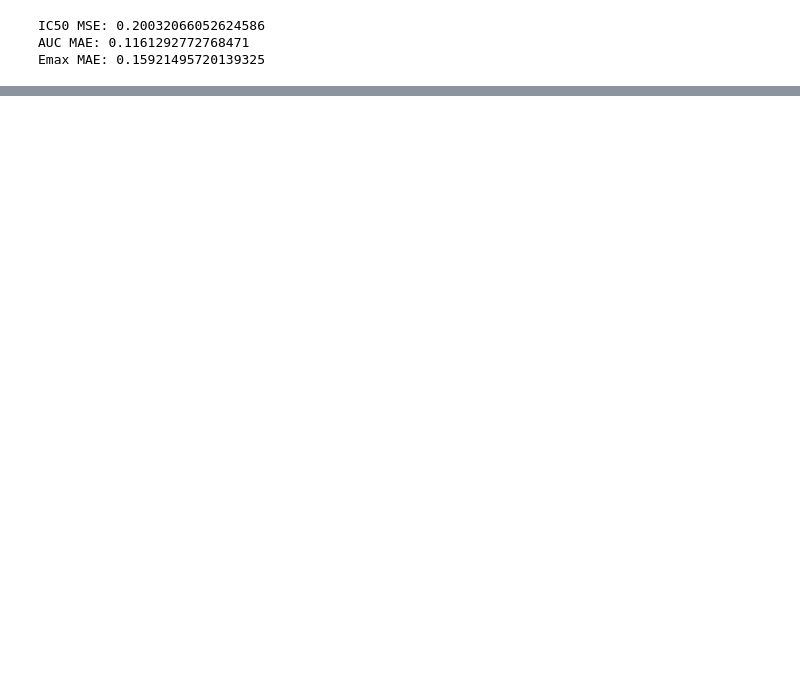
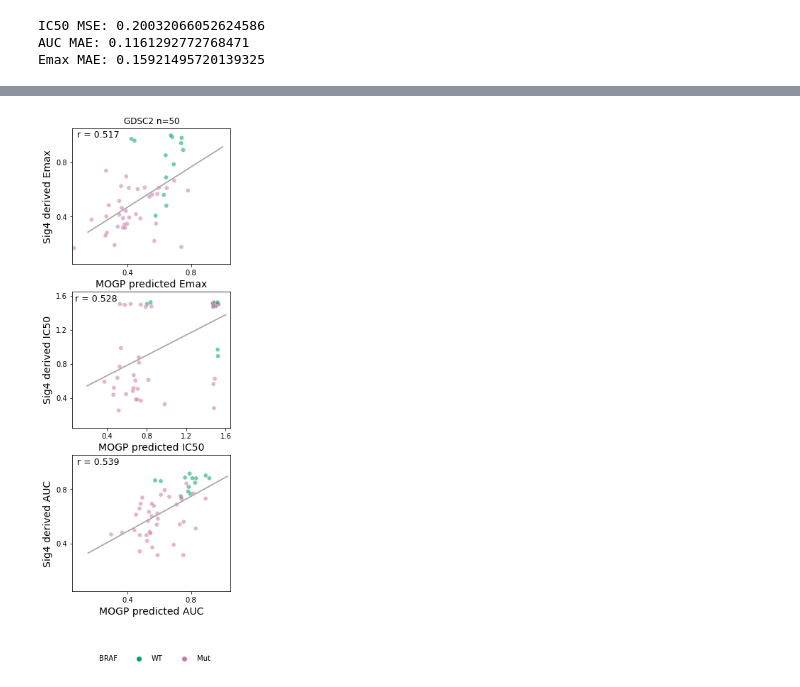
Before and after one commit to juanjogg1987/MOGPs_for_Dose_Response_Predictions, a Jupyter notebook: ExactMOGP_TrainOn_MelGDSC1_ToPredict_MelGDSC2_ANOVAFeatures.ipynb, the cells around one changed output, grey strips where cells are left out. Cells and saved outputs as stored; diff of their text form; code cells hidden in the pictures; blank space fills up the shorter version.

```diff
--- a/ExactMOGP_TrainOn_MelGDSC1_ToPredict_MelGDSC2_ANOVAFeatures.ipynb
+++ b/ExactMOGP_TrainOn_MelGDSC1_ToPredict_MelGDSC2_ANOVAFeatures.ipynb
@@ -49,3 +53,16 @@ config = commandLine()
+# %%
+"""""""""""""""""""""""""""""""""""""""""""""""""""""""""""""""""""""""""""""""""""""""""""""""""""""""""
+"Default configurations to load the already trained MOGP models"
+"""""""""""""""""""""""""""""""""""""""""""""""""""""""""""""""""""""""""""""""""""""""""""""""""""""""""
+if config.drug_name == '1036' and config.Train == False:
+    config.N_iter = 30;config.which_seed = 1018;config.rank = 2;config.scale = 1.0
+    config.weight = 0.01;config.bash = "946";config.drug_name = "1036"
+elif config.drug_name == '1061' and config.Train == False:
+    config.N_iter = 30;config.which_seed = 1014;config.rank = 2;config.scale = 1.0
+    config.weight = 1.0;config.bash = "505";config.drug_name = "1061"
+elif config.drug_name == '1373' and config.Train == False:
+    config.N_iter = 30;config.which_seed = 1013;config.rank = 2;config.scale = 1.0
+    config.weight = 1.0;config.bash = "221";config.drug_name = "1373"
 # %%
 "#Bear in mind that the drugs 1061 and 1036 have 9 concentrations, i.e., d1, d2, d3, d4, d5, d6, d7, d8 and d9 "
 "#but the drugs 1371 and 1373 have 5 concentrations, i.e, d1, d3, d5, d7 and d9"
@@ -596,0 +583,6 @@ df_MOGP_and_Sig4_GD1_to_GD2
+# %%
+# Define the mapping of levels and labels
+level_mapping = {0: "WT", 1: "Mut"}
+# %%
+# Apply the mapping to create the new column BRAF_mut_2
+TrainedGDSC1_PredictGDSC2['BRAF_mut_2'] = TrainedGDSC1_PredictGDSC2['BRAF_mut'].map(level_mapping)
@@ -596,0 +634,39 @@ df_MOGP_and_Sig4_GD1_to_GD2
+# %%
+# Create subplots for both plots
+
+fig, axes = plt.subplots(3, 1, figsize=(4, 12))
+axes[0].set_title(f'GDSC2 n={IC50_Dose7.shape[0]}')
+#fig, axes = plt.subplots(1, 2, figsize=(10, 4))
+
+create_scatter_plot(TrainedGDSC1_PredictGDSC2, 'TrainedGDSC1_PredictGDSC2', axes[0],
+                   xlim_scatter=(0.05, 1.05),  # Scatter plot axis limits
+                        ylim_scatter=(0.05, 1.05),  # Scatter plot axis limits
+                        xlim_regression=(0.15, 1.0),   # Regression line axis limits
+                        ylim_regression=(0.15, 1.0),
+                    metric_name = 'Emax'
+                   )
+create_scatter_plot(TrainedGDSC1_PredictGDSC2, 'TrainedGDSC1_PredictGDSC2', axes[1],
+                   xlim_scatter=(0.05, 1.65),  # Scatter plot axis limits
+                        ylim_scatter=(0.05, 1.65),  # Scatter plot axis limits
+                        xlim_regression=(0.2, 1.6),   # Regression line axis limits
+                        ylim_regression=(0.2, 1.6),
+                    metric_name = 'IC50'
+                   )
+create_scatter_plot(TrainedGDSC1_PredictGDSC2, 'TrainedGDSC1_PredictGDSC2', axes[2],
+                   xlim_scatter=(0.05, 1.05),  # Scatter plot axis limits
+                        ylim_scatter=(0.05, 1.05),  # Scatter plot axis limits
+                        xlim_regression=(0.15, 1.03),   # Regression line axis limits
+                        ylim_regression=(0.15, 1.03),
+                    metric_name = 'AUC'
+                   )
+
+# Adjusting legend position
+h, l = plt.gca().get_legend_handles_labels()
+ph=[plt.plot([], marker="", ls="")[0]] #canvas
+fig.legend(handles=ph+h,labels=["BRAF"]+l, loc='lower center', bbox_to_anchor=(0.48, -.001), ncol=3, frameon=False)
+
+# Display the plots side by side
+plt.subplots_adjust(wspace=0.1)
+plt.show()
+# %% [output]
+[figure, added]
```
Also changed, not shown: parts of 7 cells of this notebook, 3 other files.
